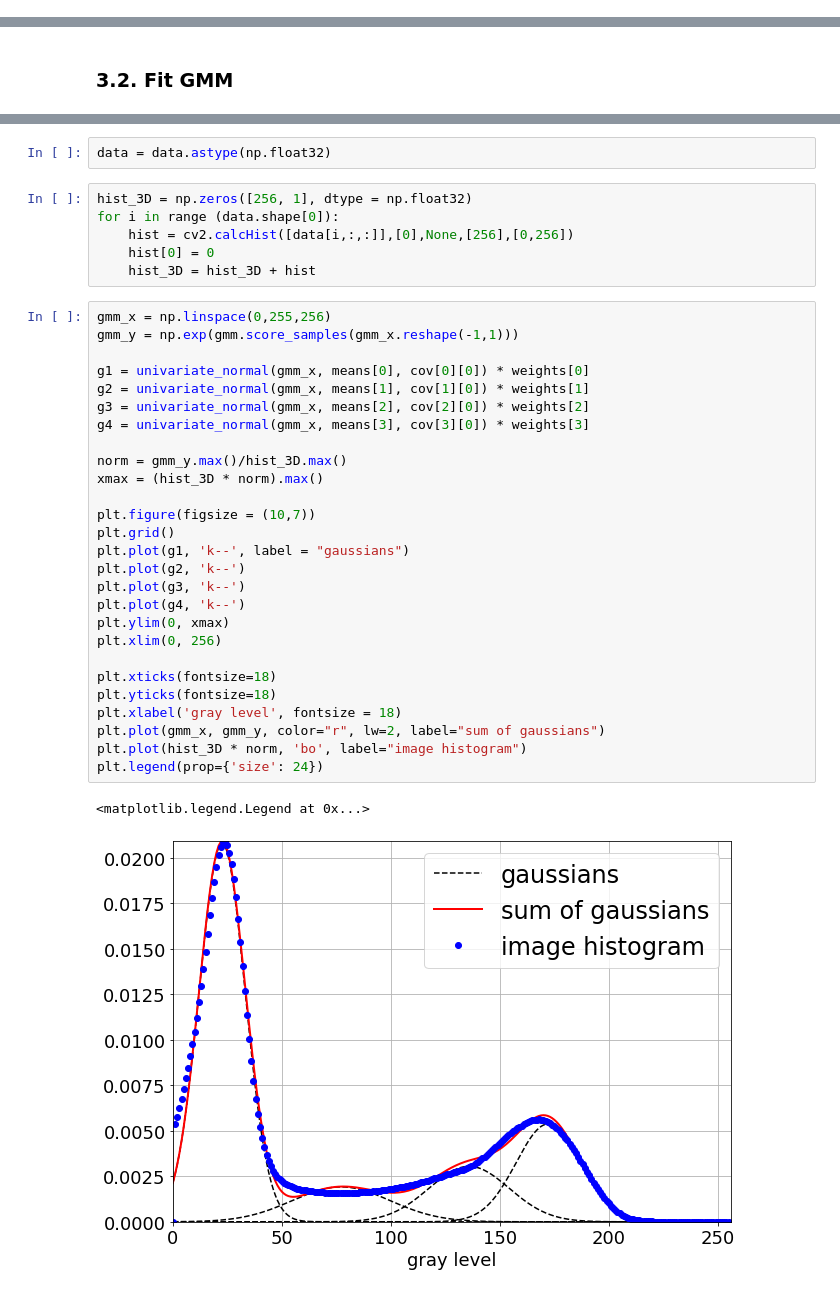
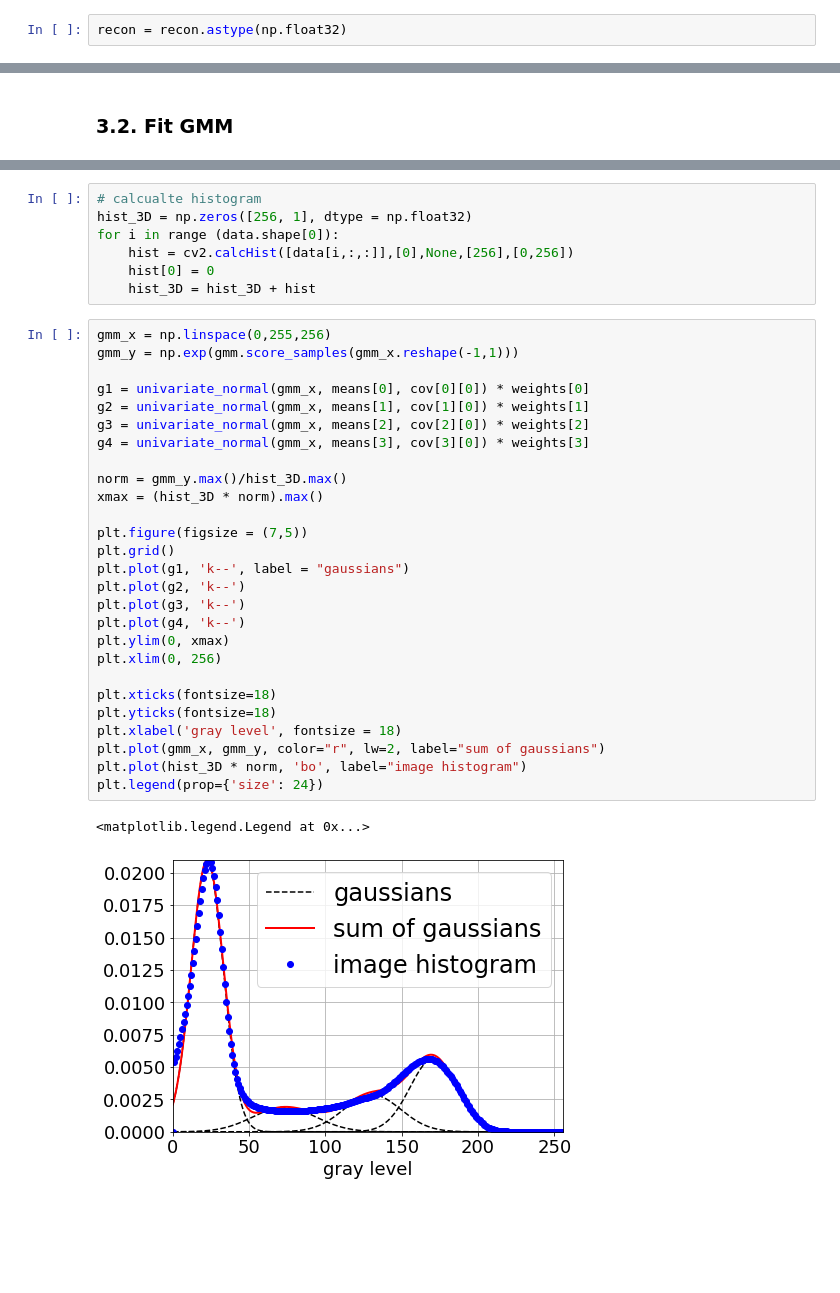
Before and after one commit to mikhail-qwerty/Unet-GMM_segmentation, a Jupyter notebook: notebooks/dataset_segmentation.ipynb, the cells around one changed output, grey strips where cells are left out. Drawn from its saved outputs; the diff is of its cells as text; blank space fills up the shorter version.

```diff
--- a/notebooks/dataset_segmentation.ipynb
+++ b/notebooks/dataset_segmentation.ipynb
@@ -70,2 +76,4 @@ segmented = result.reshape(patch_data.shape)
 recon = recon_3D(data_patches = segmented, patch_step = (128,242,242), patch_size = (256, 256, 256), recon_shape = (512, 1224, 1224))
+# %%
+recon = recon.astype(np.float32)
 # %%
@@ -126,9 +131,8 @@ gmm = gmm.fit(X = np.expand_dims(data_1d[::data_step],1))
 cov = gmm.covariances_
 means = gmm.means_
 weights = gmm.weights_
-# %%
-data = data.astype(np.float32)
 # %%
+# calcualte histogram
 hist_3D = np.zeros([256, 1], dtype = np.float32)
 for i in range (data.shape[0]):
     hist = cv2.calcHist([data[i,:,:]],[0],None,[256],[0,256])
@@ -137,30 +141,30 @@ for i in range (data.shape[0]):
 # %%
 gmm_x = np.linspace(0,255,256)
 gmm_y = np.exp(gmm.score_samples(gmm_x.reshape(-1,1)))
 
 g1 = univariate_normal(gmm_x, means[0], cov[0][0]) * weights[0]
 g2 = univariate_normal(gmm_x, means[1], cov[1][0]) * weights[1]
 g3 = univariate_normal(gmm_x, means[2], cov[2][0]) * weights[2]
 g4 = univariate_normal(gmm_x, means[3], cov[3][0]) * weights[3]
 
 norm = gmm_y.max()/hist_3D.max()
 xmax = (hist_3D * norm).max()
 
-plt.figure(figsize = (10,7))
+plt.figure(figsize = (7,5))
 plt.grid()
 plt.plot(g1, 'k--', label = "gaussians")
 plt.plot(g2, 'k--')
 plt.plot(g3, 'k--')
 plt.plot(g4, 'k--')
 plt.ylim(0, xmax)
 plt.xlim(0, 256)
 
 plt.xticks(fontsize=18)
 plt.yticks(fontsize=18)
 plt.xlabel('gray level', fontsize = 18)
 plt.plot(gmm_x, gmm_y, color="r", lw=2, label="sum of gaussians")
 plt.plot(hist_3D * norm, 'bo', label="image histogram")
 plt.legend(prop={'size': 24})
 # %% [output]
 <matplotlib.legend.Legend at 0x...>
-[figure, old version]
+[figure, new version]
```
Also changed, not shown: parts of 16 cells of this notebook.
